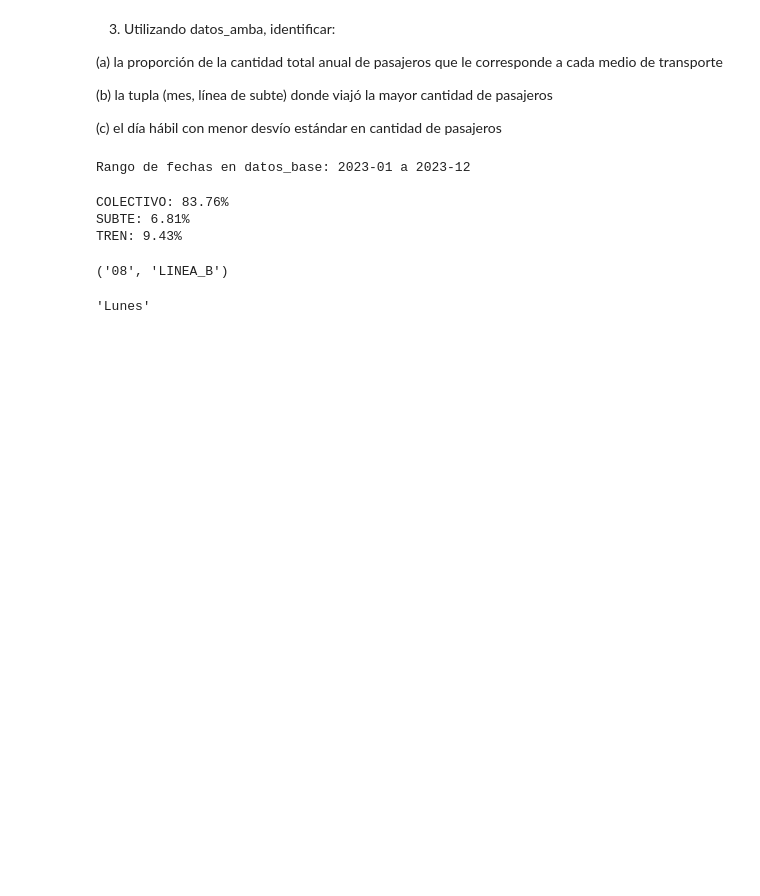
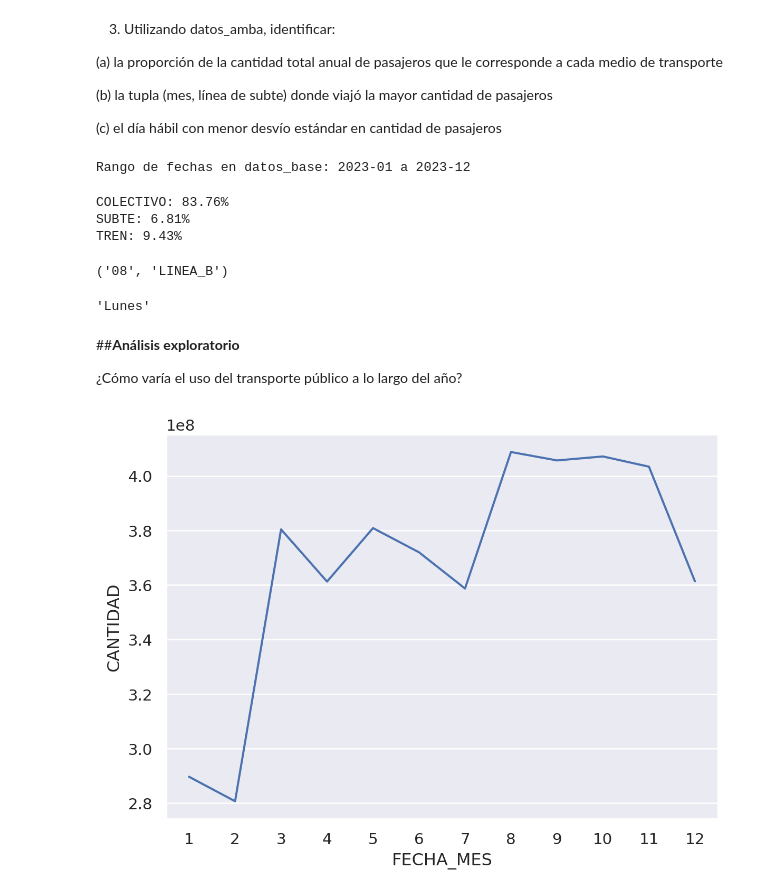
Before and after one commit to mgresnik/trabajo_practico_nro_1, a Jupyter notebook: Laboratorio_de_datos_(LCD)_IC_2024_Trabajo_Práctico_N°_1.ipynb, the cells around one changed output. Drawn from its saved outputs; the diff is of its cells as text; code cells hidden in the pictures; blank space fills up the shorter version.

```diff
--- a/Laboratorio_de_datos_(LCD)_IC_2024_Trabajo_Práctico_N°_1.ipynb
+++ b/Laboratorio_de_datos_(LCD)_IC_2024_Trabajo_Práctico_N°_1.ipynb
@@ -148,3 +150,18 @@ id_min_std_pasajeros = agrupado_2.idxmin()
 id_min_std_pasajeros
 # %% [output]
 'Lunes'
+# %% [markdown]
+##**Análisis exploratorio**
+
+¿Cómo varía el uso del transporte público a lo largo del año?
+# %%
+variacion_anual=df_sube.groupby(['FECHA_MES'])['CANTIDAD'].sum().reset_index()
+(
+so.Plot(data=variacion_anual,
+        x='FECHA_MES',
+        y='CANTIDAD')
+.add(so.Line(),so.Agg("sum"))
+.scale(x=so.Nominal())
+)
+# %% [output]
+[figure, added]
```
Also changed, not shown: parts of 12 cells of this notebook.
